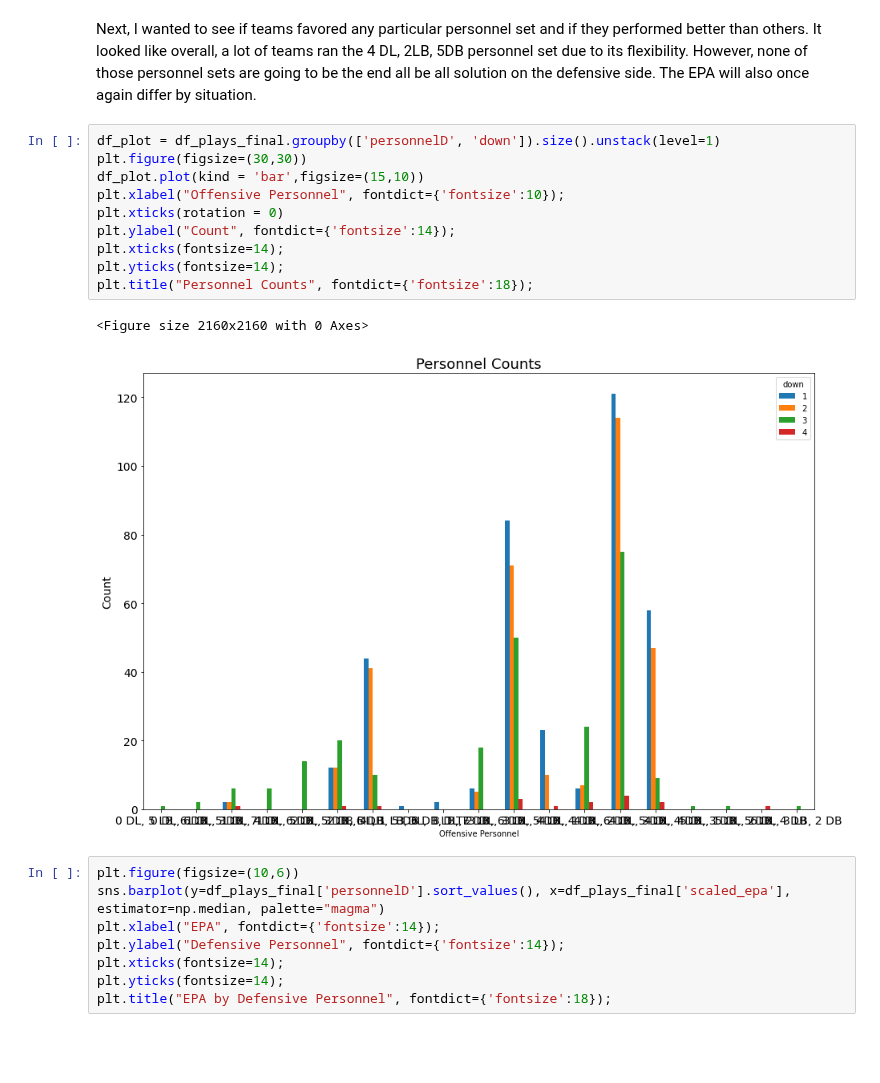
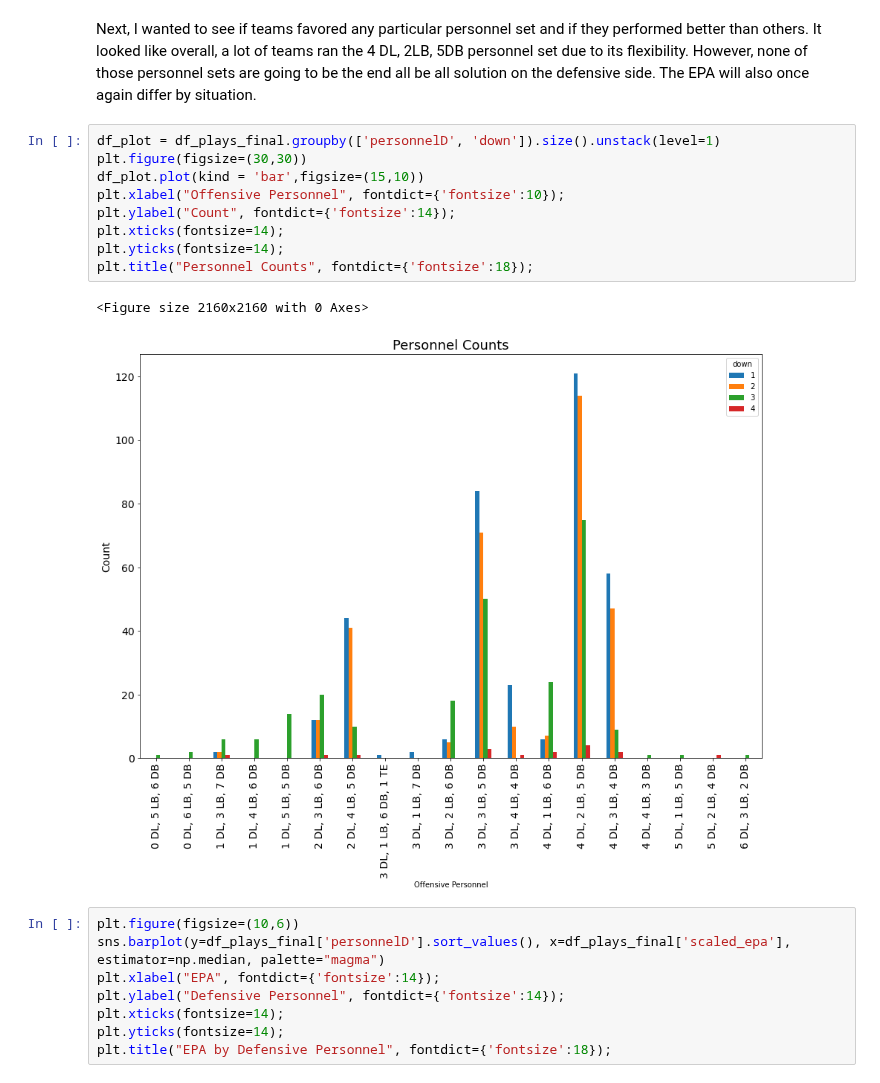
Before and after one commit to dsmoove/pigskinplaycaller, a Jupyter notebook: code.ipynb, the cells around one changed output. Saved outputs shown, nothing was run; the diff lists cells and outputs as text; blank space fills up the shorter version.

```diff
--- a/code.ipynb
+++ b/code.ipynb
@@ -463,16 +464,15 @@ Next, I wanted to see if teams favored any particular personnel set and if they
 # %%
 df_plot = df_plays_final.groupby(['personnelD', 'down']).size().unstack(level=1)
 plt.figure(figsize=(30,30))
 df_plot.plot(kind = 'bar',figsize=(15,10))
 plt.xlabel("Offensive Personnel", fontdict={'fontsize':10});
-plt.xticks(rotation = 0)
 plt.ylabel("Count", fontdict={'fontsize':14});
 plt.xticks(fontsize=14);
 plt.yticks(fontsize=14);
 plt.title("Personnel Counts", fontdict={'fontsize':18});
 # %% [output]
 <Figure size 2160x2160 with 0 Axes>
-[figure, old version]
+[figure, new version]
 # %%
 plt.figure(figsize=(10,6))
 sns.barplot(y=df_plays_final['personnelD'].sort_values(), x=df_plays_final['scaled_epa'], estimator=np.median, palette="magma")
```
Also changed, not shown: parts of 83 cells of this notebook, 2 other files.
